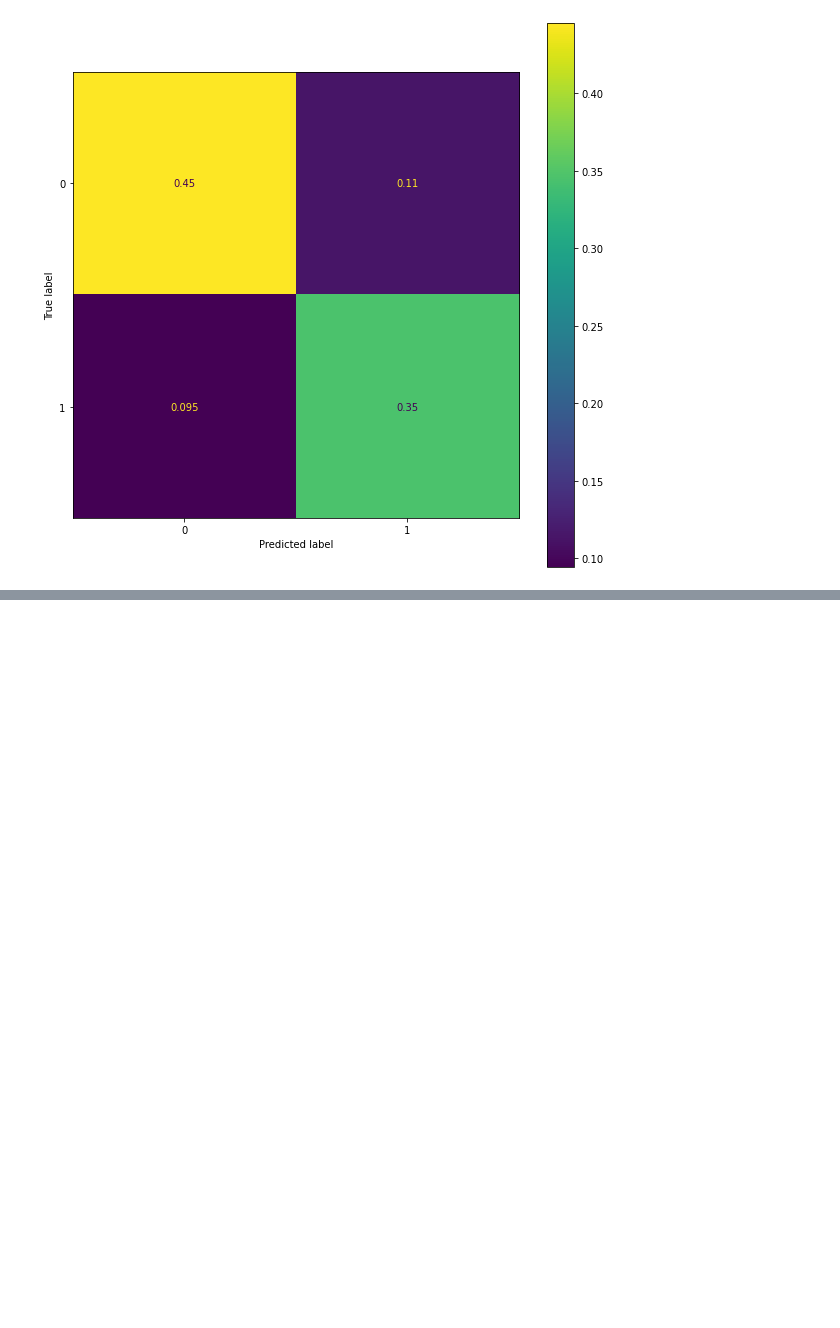
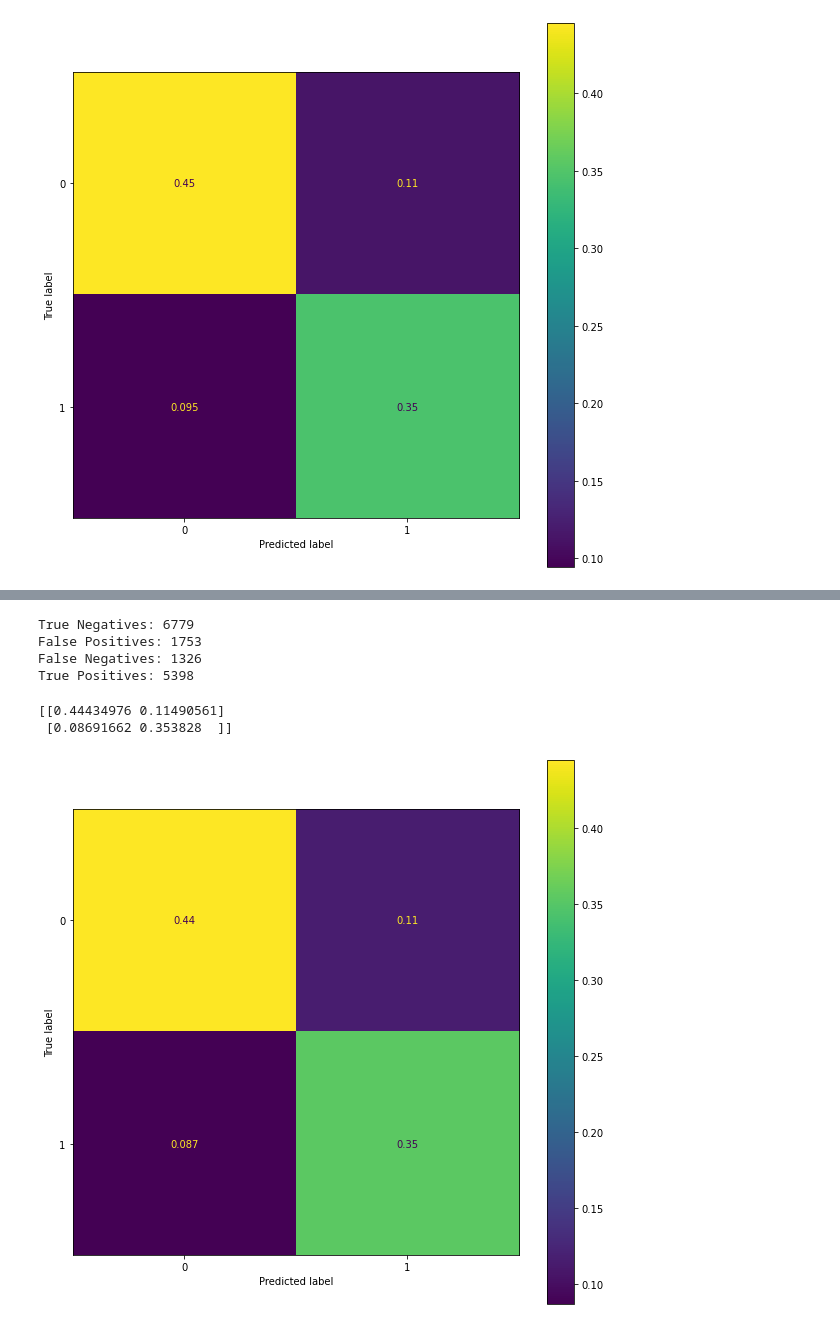
Before and after one commit to cerionXLII/StarbucksCapstoneChallenge, a Jupyter notebook: src/Starbucks_Capstone_notebook.ipynb, the cells around one changed output, grey strips where cells are left out. Cells and saved outputs as stored; diff of their text form; code cells hidden in the pictures; blank space fills up the shorter version.

```diff
--- a/src/Starbucks_Capstone_notebook.ipynb
+++ b/src/Starbucks_Capstone_notebook.ipynb
@@ -618,0 +640,10 @@ plt.show();
+# %%
+parameters = {
+    'n_estimators':[100,150,200,500,1000,5000],
+    'learning_rate':[0.1, 0.5, 1.0, 1.5],
+    'max_depth':[2, 3, 4, 5, 10],
+}
+
+#clf = GradientBoostingClassifier(n_estimators=150, learning_rate=1.0, max_depth=3, random_state=42).fit(X_train, y_train)
+cv = GridSearchCV(estimator = GradientBoostingClassifier(random_state=42), param_grid=parameters, n_jobs=-1, verbose=2, scoring='f1_weighted')
+cv.fit(X_train, y_train)
@@ -618,0 +710,2 @@ plt.show();
+# %%
+preds = cv.predict(X_test)
@@ -618,0 +725,23 @@ plt.show();
+# %%
+print(f'True Negatives: {tn}')
+print(f'False Positives: {fp}')
+print(f'False Negatives: {fn}')
+print(f'True Positives: {tp}')
+# %% [output]
+True Negatives: 6779
+False Positives: 1753
+False Negatives: 1326
+True Positives: 5398
+# %%
+cm = confusion_matrix(y_test, preds, labels=[0, 1] , normalize='all' )
+print(cm)
+disp = ConfusionMatrixDisplay(confusion_matrix=cm,
+                               display_labels=clf.classes_)
+
+fig, ax = plt.subplots(figsize=(10,10))
+disp.plot(ax=ax)
+plt.show();
+# %% [output]
+[[0.44434976 0.11490561]
+ [0.08691662 0.353828  ]]
+[figure, added]
```
Also changed, not shown: parts of 11 cells of this notebook.
